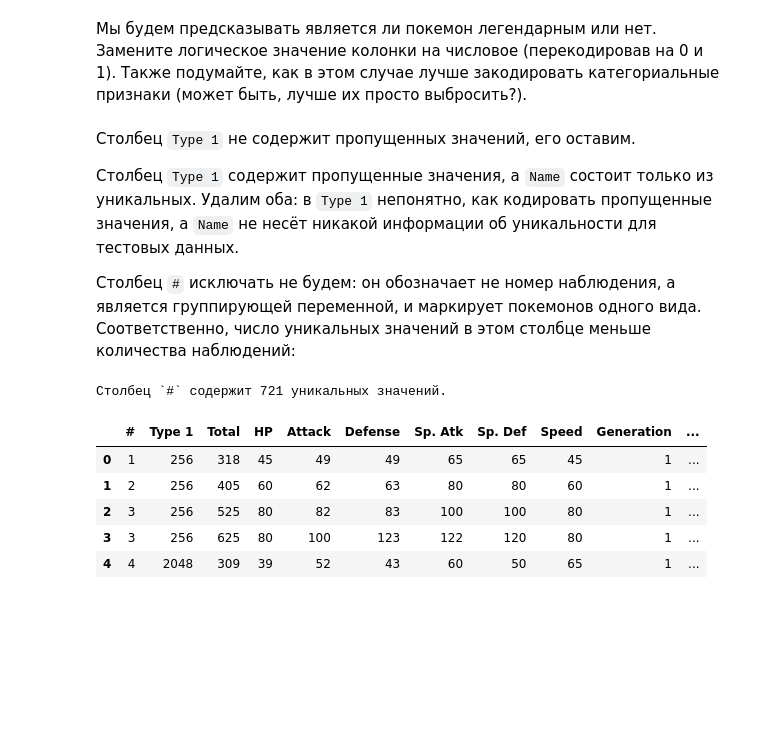
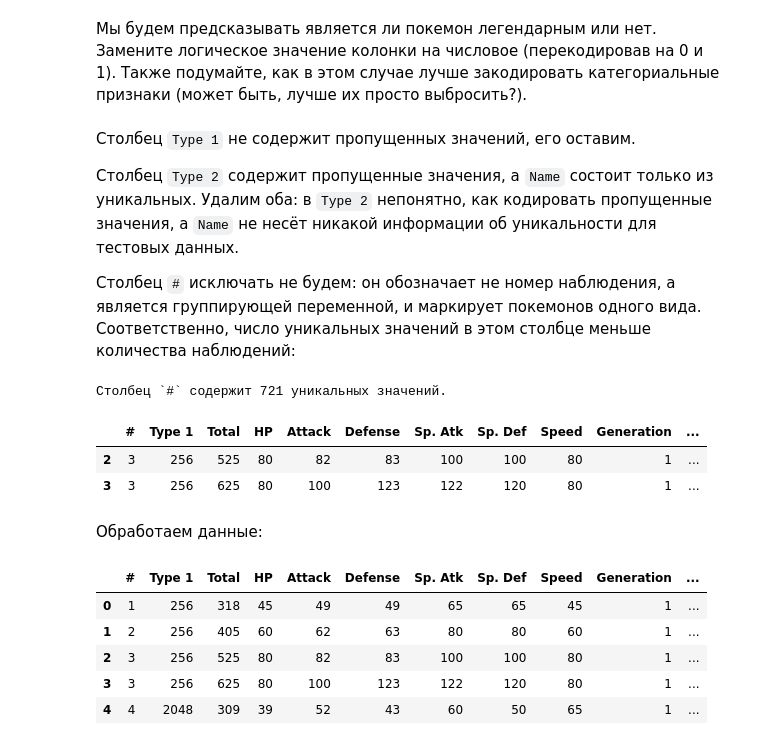
Before and after one commit to angrygeese/BI_ML_2024, a Jupyter notebook: HW2-linear_models/code/Linear_models.ipynb, the cells around one changed output. Drawn from its saved outputs; the diff is of its cells as text; code cells hidden in the pictures; blank space fills up the shorter version.

```diff
--- a/HW2-linear_models/code/Linear_models.ipynb
+++ b/HW2-linear_models/code/Linear_models.ipynb
@@ -771,13 +792,19 @@ Dataframe contains 0 duplicates.
 # %% [markdown]
 Столбец `Type 1` не содержит пропущенных значений, его оставим.
 
-Столбец `Type 1` содержит пропущенные значения, а `Name` состоит только из уникальных. Удалим оба: в `Type 1` непонятно, как кодировать пропущенные значения, а `Name` не несёт никакой информации об уникальности для тестовых данных.
+Столбец `Type 2` содержит пропущенные значения, а `Name` состоит только из уникальных. Удалим оба: в `Type 2` непонятно, как кодировать пропущенные значения, а `Name` не несёт никакой информации об уникальности для тестовых данных.
 
 Столбец `#` исключать не будем: он обозначает не номер наблюдения, а является группирующей переменной, и маркирует покемонов одного вида. Соответственно, число уникальных значений в этом столбце меньше количества наблюдений:
 # %%
 print(f'Столбец `#` содержит {pokemon['#'].nunique()} уникальных значений.')
+pokemon.loc[[2, 3], :]
 # %% [output]
 Столбец `#` содержит 721 уникальных значений.
+|  | # | Type 1 | Total | HP | Attack | Defense | Sp. Atk | Sp. Def | Speed | Generation | ... |
+| 2 | 3 | 256 | 525 | 80 | 82 | 83 | 100 | 100 | 80 | 1 | ... |
+| 3 | 3 | 256 | 625 | 80 | 100 | 123 | 122 | 120 | 80 | 1 | ... |
+# %% [markdown]
+Обработаем данные:
 # %%
 pokemon['Legendary'] = pokemon['Legendary'].apply(int)
 
```
Also changed, not shown: parts of 10 cells of this notebook.
